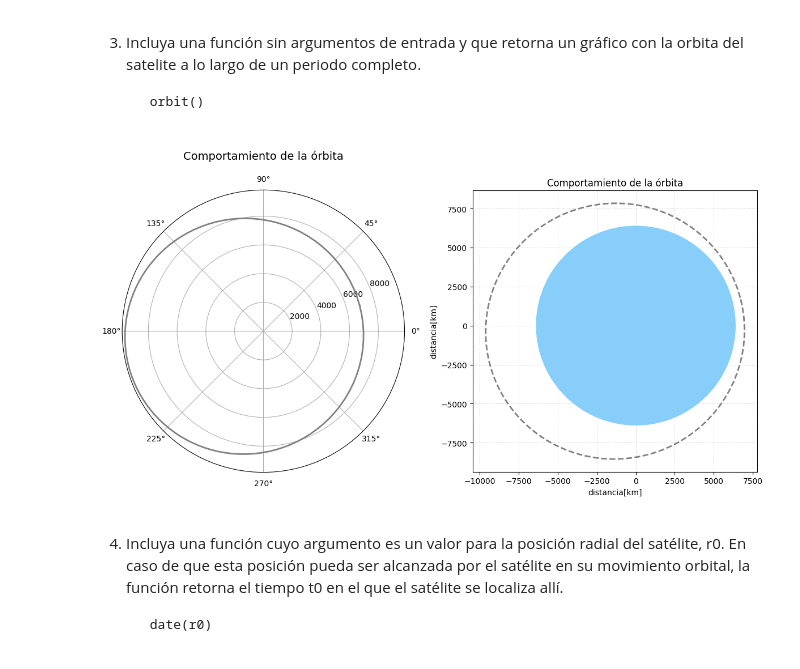
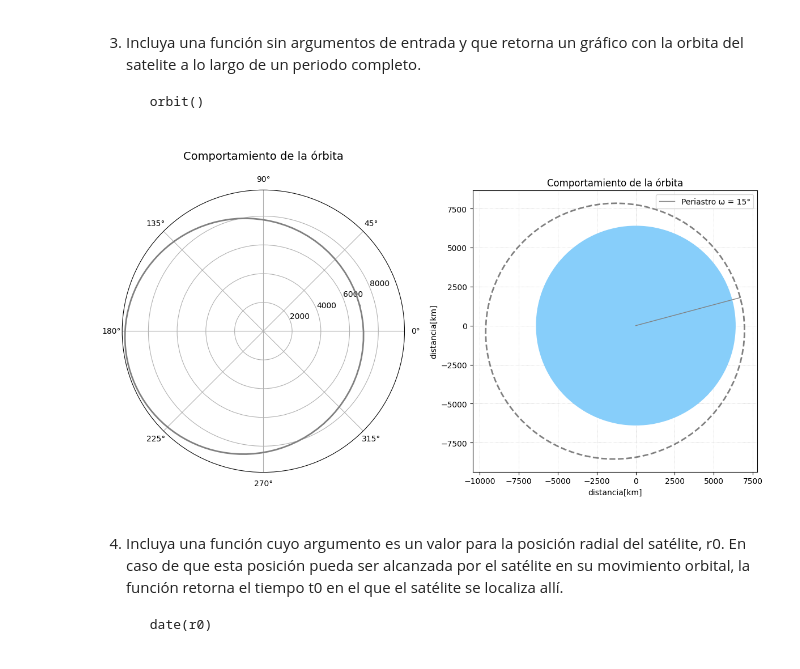
Before and after one commit to ObservatorioAstronomicoNacional/proyecto-00-Xristiansen, a Jupyter notebook: solution.ipynb, the cells around one changed output. Saved outputs shown, nothing was run; the diff lists cells and outputs as text; code cells hidden in the pictures.

```diff
--- a/solution.ipynb
+++ b/solution.ipynb
@@ -7,8 +7,10 @@ funciones provenientes de librerias importadas).
 R_t=6378.137  #Radio de la tierra (km)
 a=1.30262*R_t #semieje mayor en km
 e=0.16561 #excentricidad
-w=15 #grados
+w=15 #grados, posición angular del pericentro
 GM=398600.4405 #km^3/s^2
+tp="2025-03-31 00:00:00"
+
 
 #Tiempo especifico a calcular
 t="2025-04-01 00:00:00"
@@ -129,9 +72,53 @@ periodo completo.
 
         orbit()
 # %%
+import matplotlib.pyplot as plt
+"""
+Se calcula el periodo con la ley de kepler, asumiendo la masa del satelite despreciable respecto a la de la tierra
+"""
+
+def orbit():
+    T=2*np.pi*np.sqrt(a**3/GM)#en segundos
+    Tiempos=tp+(TimeDelta(np.linspace(0,T,100), format="sec"))#en UTC
+    resultados = np.array([position(t) for t in Tiempos])
+
+    posiciones_radiales=resultados[:,0]
+    posiciones_angulares=np.radians(resultados[:,1])
+    pos_x=posiciones_radiales*np.cos(posiciones_angulares)
+    pos_y=posiciones_radiales*np.sin(posiciones_angulares)
+
+    fig = plt.figure(figsize=(12, 6))
+
+    #Gráfico polar
+    ax1 = fig.add_subplot(1, 2, 1, polar=True)
+    ax1.plot(posiciones_angulares, posiciones_radiales, color='gray', linestyle='-', linewidth=2)
+    ax1.set_title("Comportamiento de la órbita",fontsize=14, pad=20)
+
+    #Gráfico en Cartesianas
+    Tierra = plt.Circle((0, 0), radius=R_t, color='lightskyblue', zorder=5)
+
+    # Posición del periastro (distancia mínima al foco)
+    r_peri=a*(1-e)
+    peri_x=r_peri*np.cos(np.radians(w))
+    peri_y=r_peri*np.sin(np.radians(w))
+
+    ax2 = fig.add_subplot(1, 2, 2)
+    ax2.add_patch(Tierra)
+    ax2.plot(pos_x, pos_y,color='gray', linestyle='--', linewidth=2)
+    ax2.plot([0, peri_x], [0, peri_y], '-',color="gray", linewidth=1, label='Periastro ω = 15°',zorder=10)
+    ax2.set_aspect('equal')
+    ax2.set_title("Comportamiento de la órbita")
+    ax2.set_xlabel("distancia[km]")
+    ax2.set_ylabel("distancia[km]")
+    ax2.grid(True, linestyle=':', linewidth=0.5)
+    ax2.legend()
+
+    plt.tight_layout()
+    plt.show()
+
 orbit()
 # %% [output]
-[figure, old version]
+[figure, new version]
 # %% [markdown]
 4. Incluya una función cuyo argumento es un valor para la posición radial del satélite, r0. En caso de que esta posición pueda ser alcanzada por el satélite en su movimiento orbital, la función retorna el tiempo t0 en
 el que el satélite se localiza allí.
```
Also changed, not shown: parts of 3 cells of this notebook.
